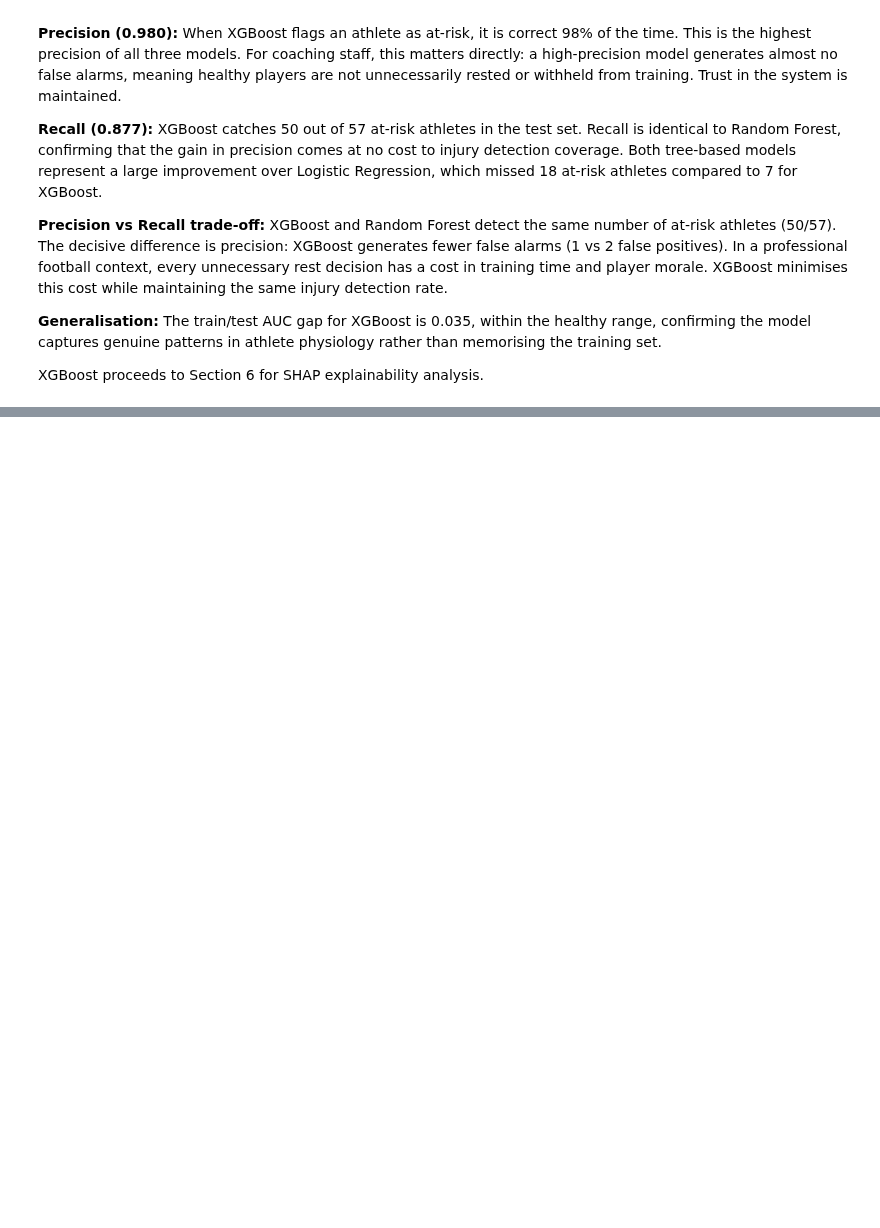
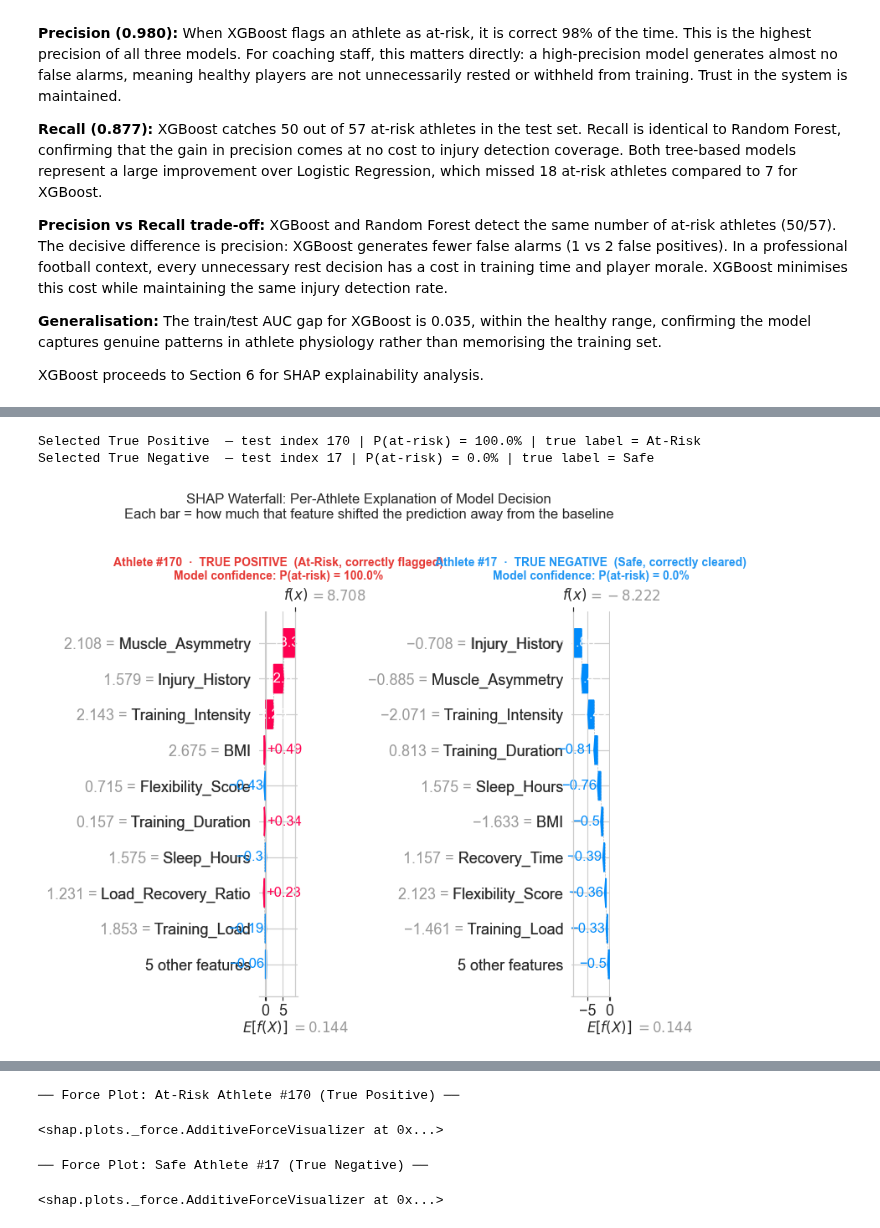
Before and after one commit to letti70033/ML-Athlete-Injury-Risk-Prediction, a Jupyter notebook: notebooks/injury_risk_model.ipynb, the cells around one changed output, grey strips where cells are left out. Cells and saved outputs as stored; diff of their text form; code cells hidden in the pictures; blank space fills up the shorter version.

```diff
--- a/notebooks/injury_risk_model.ipynb
+++ b/notebooks/injury_risk_model.ipynb
@@ -1482,0 +1575,65 @@ XGBoost proceeds to Section 6 for SHAP explainability analysis.
+# %%
+y_pred_test  = xgb_model.predict(X_test_scaled)
+y_test_array = np.array(y_test)
+y_prob_test  = xgb_model.predict_proba(X_test_scaled)[:, 1]
+
+# True Positive: at-risk athlete correctly flagged → pick the most confident one
+tp_mask = (y_test_array == 1) & (y_pred_test == 1)
+tp_idx  = np.where(tp_mask)[0][np.argmax(y_prob_test[tp_mask])]
+
+# True Negative: safe athlete correctly cleared → pick the most confident one
+tn_mask = (y_test_array == 0) & (y_pred_test == 0)
+tn_idx  = np.where(tn_mask)[0][np.argmin(y_prob_test[tn_mask])]
+
+print(f"Selected True Positive  — test index {tp_idx} "
+      f"| P(at-risk) = {y_prob_test[tp_idx]:.1%} | true label = At-Risk")
+print(f"Selected True Negative  — test index {tn_idx} "
+      f"| P(at-risk) = {y_prob_test[tn_idx]:.1%} | true label = Safe")
+
+# Waterfall plots show how the model arrived at its prediction for that specific athlete.
+fig, axes = plt.subplots(1, 2, figsize=(18, 7))
+
+plt.sca(axes[0])
+shap.plots.waterfall(shap_values[tp_idx], max_display=10, show=False)
+axes[0].set_title(
+    f"Athlete #{tp_idx}  ·  TRUE POSITIVE  (At-Risk, correctly flagged)\n"
+    f"Model confidence: P(at-risk) = {y_prob_test[tp_idx]:.1%}",
+    fontsize=10, color=COLOR_TARGET[1], fontweight='bold'
+)
+
+plt.sca(axes[1])
+shap.plots.waterfall(shap_values[tn_idx], max_display=10, show=False)
+axes[1].set_title(
+    f"Athlete #{tn_idx}  ·  TRUE NEGATIVE  (Safe, correctly cleared)\n"
+    f"Model confidence: P(at-risk) = {y_prob_test[tn_idx]:.1%}",
+    fontsize=10, color=COLOR_TARGET[0], fontweight='bold'
+)
+
+plt.suptitle(
+    "SHAP Waterfall: Per-Athlete Explanation of Model Decision\n"
+    "Each bar = how much that feature shifted the prediction away from the baseline",
+    fontsize=12, y=1.02
+)
+plt.tight_layout()
+plt.show()
+
+# Force plots (interactive) show the same information as the waterfall in a compact horizontal format.
+shap.initjs()
+
+print(f"\n── Force Plot: At-Risk Athlete #{tp_idx} (True Positive) ──")
+display(shap.plots.force(shap_values[tp_idx]))
+
+print(f"\n── Force Plot: Safe Athlete #{tn_idx} (True Negative) ──")
+display(shap.plots.force(shap_values[tn_idx]))
+
+# Raw feature values for context
+print("\n── Feature Values: At-Risk vs Safe Athlete ──\n")
+comparison = pd.DataFrame({
+    f'Athlete {tp_idx} — At-Risk': X_test_scaled.iloc[tp_idx].round(3),
+    f'Athlete {tn_idx} — Safe':    X_test_scaled.iloc[tn_idx].round(3),
+})
+print(comparison.to_string())
+# %% [output]
+Selected True Positive  — test index 170 | P(at-risk) = 100.0% | true label = At-Risk
+Selected True Negative  — test index 17 | P(at-risk) = 0.0% | true label = Safe
+[figure, added]
@@ -1482,0 +1641,4 @@ XGBoost proceeds to Section 6 for SHAP explainability analysis.
+── Force Plot: At-Risk Athlete #170 (True Positive) ──
+<shap.plots._force.AdditiveForceVisualizer at 0x...>
+── Force Plot: Safe Athlete #17 (True Negative) ──
+<shap.plots._force.AdditiveForceVisualizer at 0x...>
```
Also changed, not shown: parts of 16 cells of this notebook, 2 other files.
